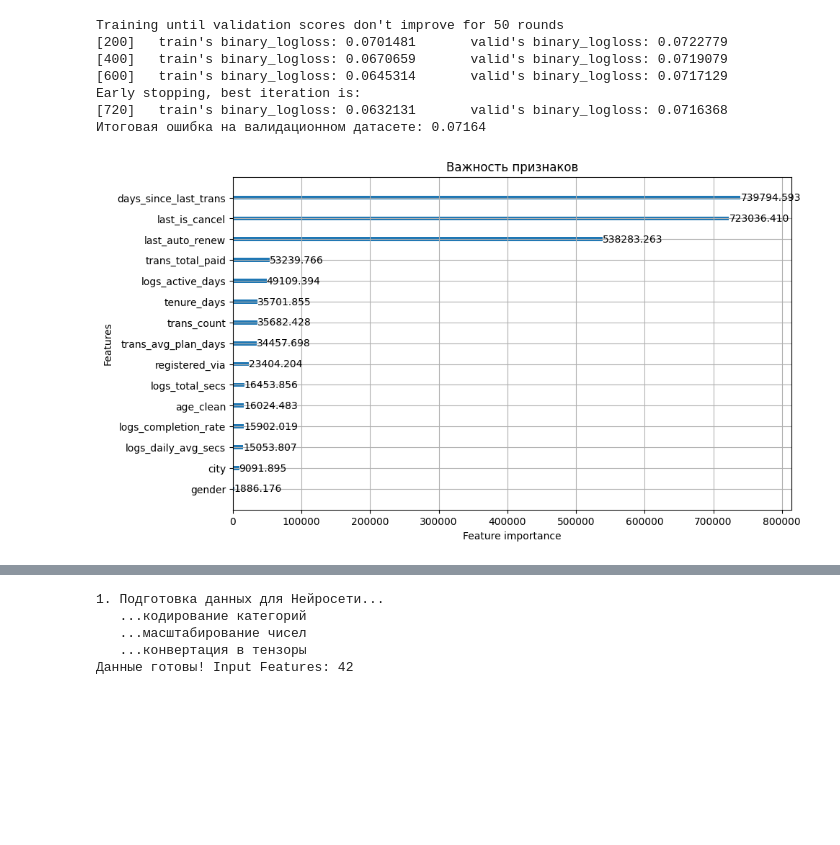
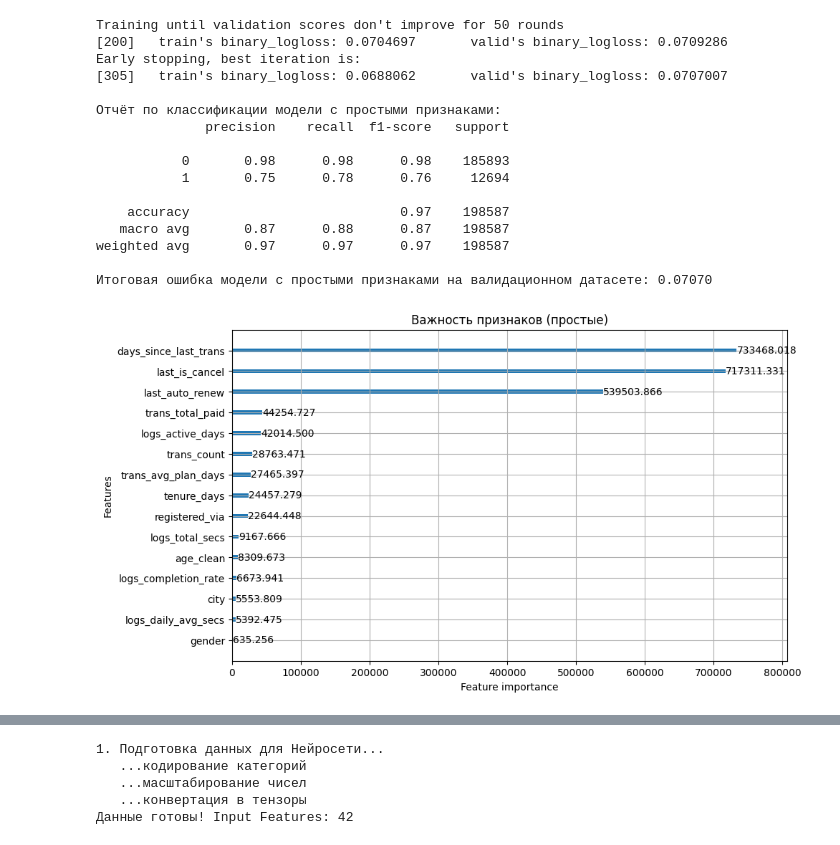
Before and after one commit to philippkuch/Kucheriavykh-I-25-26-Operational-practice-Witte-University-of-Moscow--MUIV-, a Jupyter notebook: kucheriavykh-i-25-26-operational-practice-muiv.ipynb, the cells around one changed output, grey strips where cells are left out. Drawn from its saved outputs; the diff is of its cells as text; code cells hidden in the pictures; blank space fills up the shorter version.

```diff
--- a/kucheriavykh-i-25-26-operational-practice-muiv.ipynb
+++ b/kucheriavykh-i-25-26-operational-practice-muiv.ipynb
@@ -328,39 +328,53 @@ params = {
     'max_depth': -1,
     'feature_fraction': 0.8,
     'bagging_fraction': 0.8,
     'bagging_freq': 5,
     'verbose': -1,
     'n_jobs': -1
 }
 
 # Запуск обучения
 model = lgb.train(
     params,
     dtrain,
     valid_sets=[dtrain, dval],
     valid_names=['train', 'valid'],
     num_boost_round=1000,
     callbacks=[
         lgb.early_stopping(stopping_rounds=50),     # Если ошибка перестала падать - стоп
         lgb.log_evaluation(period=200)              # Логируем каждые 200 шагов (а не все)
     ]
 )
 
 # Оценка результата
 preds = model.predict(X_val)
 score = log_loss(y_val, preds)
 
-print(f"Итоговая ошибка на валидационном датасете: {score:.5f}")
+# Итоговый признак оттока
+y_pred_binary = (preds > 0.5).astype(int)
+print("\nОтчёт по классификации модели с простыми признаками:")
+print(classification_report(y_val, y_pred_binary))
 
-lgb.plot_importance(model, max_num_features=15, importance_type='gain', figsize=(10, 6), title='Важность признаков')
+print(f"Итоговая ошибка модели с простыми признаками на валидационном датасете: {score:.5f}")
+
+lgb.plot_importance(model, max_num_features=15, importance_type='gain', figsize=(10, 6), title='Важность признаков (простые)')
 plt.show()
 # %% [output]
 Training until validation scores don't improve for 50 rounds
-[200]   train's binary_logloss: 0.0701481       valid's binary_logloss: 0.0722779
-[400]   train's binary_logloss: 0.0670659       valid's binary_logloss: 0.0719079
-[600]   train's binary_logloss: 0.0645314       valid's binary_logloss: 0.0717129
+[200]   train's binary_logloss: 0.0704697       valid's binary_logloss: 0.0709286
 Early stopping, best iteration is:
-[720]   train's binary_logloss: 0.0632131       valid's binary_logloss: 0.0716368
-Итоговая ошибка на валидационном датасете: 0.07164
+[305]   train's binary_logloss: 0.0688062       valid's binary_logloss: 0.0707007
+
+Отчёт по классификации модели с простыми признаками:
+              precision    recall  f1-score   support
+
+           0       0.98      0.98      0.98    185893
+           1       0.75      0.78      0.76     12694
+
+    accuracy                           0.97    198587
+   macro avg       0.87      0.88      0.87    198587
+weighted avg       0.97      0.97      0.97    198587
+
+Итоговая ошибка модели с простыми признаками на валидационном датасете: 0.07070
-[figure, old version]
+[figure, new version]
 # %%
```
Also changed, not shown: parts of 4 cells of this notebook.
